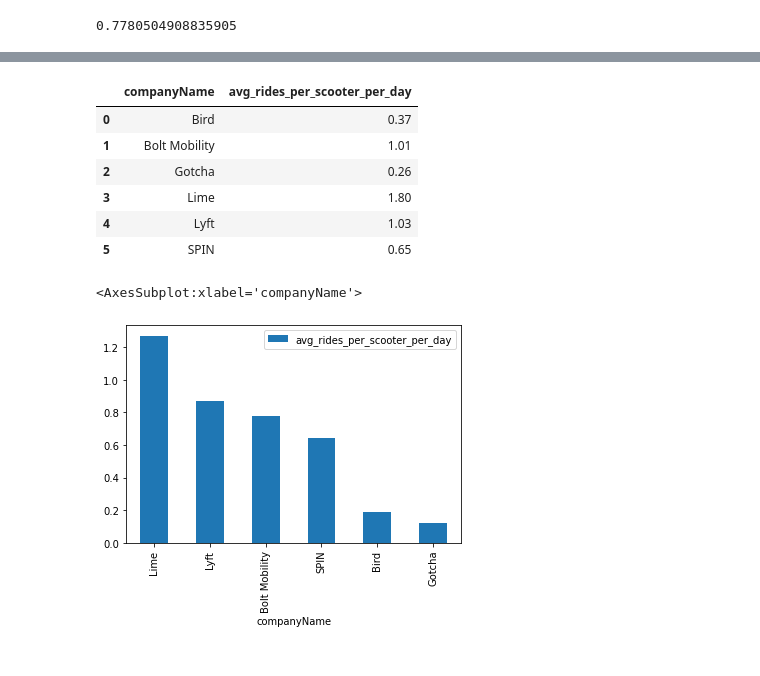
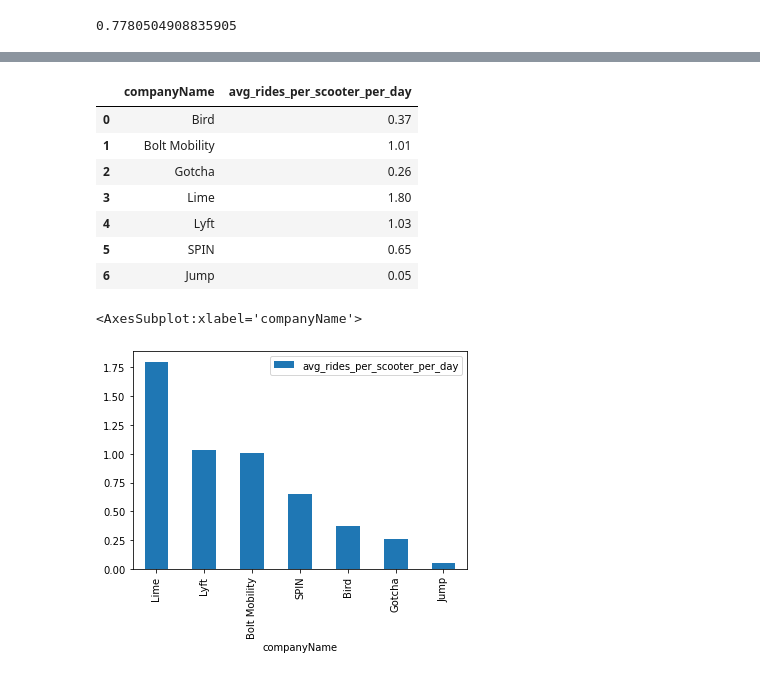
Before and after one commit to Rhunsilval/nashville_scooters_python, a Jupyter notebook: notebooks/all_trips_clean.ipynb, the cells around one changed output, grey strips where cells are left out. Cells and saved outputs as stored; diff of their text form; code cells hidden in the pictures.

```diff
--- a/notebooks/all_trips_clean.ipynb
+++ b/notebooks/all_trips_clean.ipynb
@@ -701,5 +700,5 @@ company_efficiency_july_sorted = company_efficiency_july.sort_values(by=['avg_ri
 # %%
-c = {'companyName': ['Bird','Bolt Mobility', 'Gotcha', 'Lime','Lyft', 'SPIN'], 'avg_rides_per_scooter_per_day': [.37, 1.01, .26,1.80,1.03,.65]}
+c = {'companyName': ['Bird','Bolt Mobility', 'Gotcha', 'Lime','Lyft', 'SPIN', 'Jump'], 'avg_rides_per_scooter_per_day': [.37, 1.01, .26,1.80,1.03,.65, .05]}
 company_efficiency_june = pd.DataFrame(data=c)
 company_efficiency_june
 # %% [output]
@@ -710,12 +709,13 @@ company_efficiency_june
 | 3 | Lime | 1.80 |
 | 4 | Lyft | 1.03 |
 | 5 | SPIN | 0.65 |
+| 6 | Jump | 0.05 |
 # %%
 company_efficiency_june_sorted = company_efficiency_june.sort_values(by=['avg_rides_per_scooter_per_day'], ascending=False)
 # %%
-company_efficiency_july_sorted.plot.bar(x = 'companyName')
+company_efficiency_june_sorted.plot.bar(x = 'companyName')
 # %% [output]
 <AxesSubplot:xlabel='companyName'>
-[figure, old version]
+[figure, new version]
 # %%
 company_efficiency_time = pd.DataFrame([['red', 0, 0], ['red', 1, 1], ['red', 2, 2], ['red', 3, 3], ['red', 4, 4], ['red', 5, 5], ['red', 6, 6], ['red', 7, 7], ['red', 8, 8], ['red', 9, 9], ['blue', 0, 0], ['blue', 1, 1], ['blue', 2, 4], ['blue', 3, 9], ['blue', 4, 16], ['blue', 5, 25], ['blue', 6, 36], ['blue', 7, 49], ['blue', 8, 64], ['blue', 9, 81]], columns=['color', 'x', 'y'])
```
Also changed, not shown: parts of 8 cells of this notebook.
